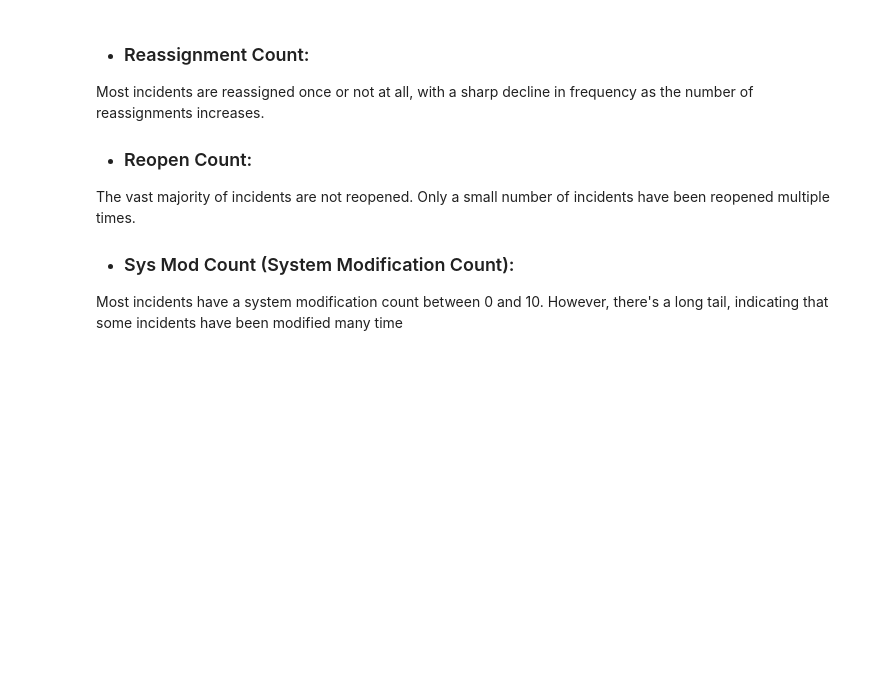
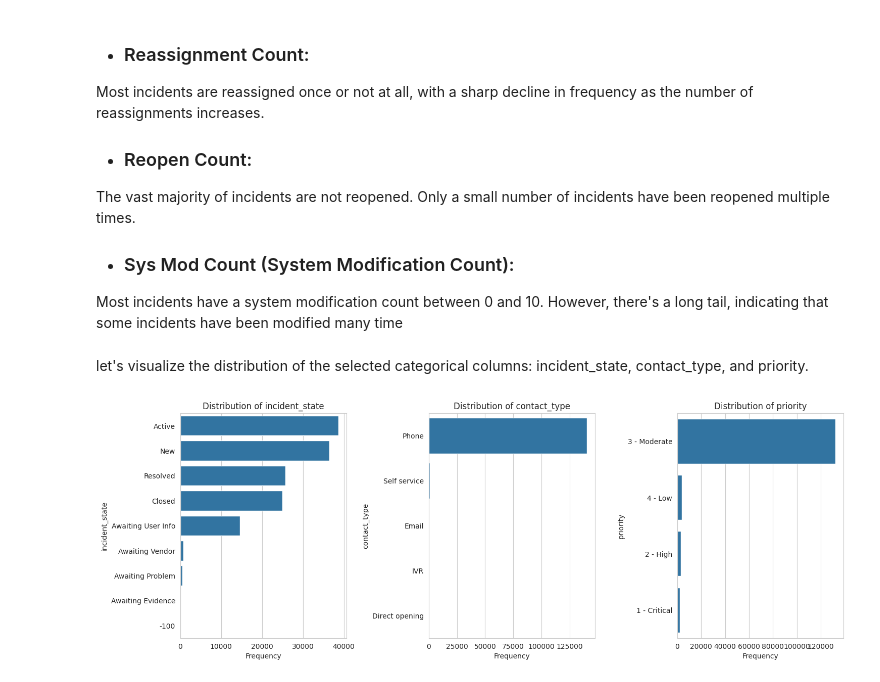
Before and after one commit to azizharouna/CloudIncidentForcaster, a Jupyter notebook: 1_data_analysis_and_inspection.ipynb, the cells around one changed output. Drawn from its saved outputs; the diff is of its cells as text; code cells hidden in the pictures; blank space fills up the shorter version.

Commit message:
Did the categorical columns analysis

```diff
--- a/1_data_analysis_and_inspection.ipynb
+++ b/1_data_analysis_and_inspection.ipynb
@@ -132,3 +132,22 @@ plt.show()
 The vast majority of incidents are not reopened. Only a small number of incidents have been reopened multiple times.
 * ### Sys Mod Count (System Modification Count):
  Most incidents have a system modification count between 0 and 10. However, there's a long tail, indicating that some incidents have been modified many time
+# %% [markdown]
+ let's visualize the distribution of the selected categorical columns: incident_state, contact_type, and priority.
+# %%
+# Plotting the distribution of the categorical columns
+categorical_columns = ['incident_state', 'contact_type', 'priority']
+
+plt.figure(figsize=(15, 10))
+
+for i, column in enumerate(categorical_columns, 1):
+    plt.subplot(2, 3, i)
+    sns.countplot(data=data, y=column, order=data[column].value_counts().index)
+    plt.title(f'Distribution of {column}')
+    plt.xlabel('Frequency')
+    plt.ylabel(column)
+
+plt.tight_layout()
+plt.show()
+# %% [output]
+[figure, added]
```
Also changed, not shown: parts of 1 cell of this notebook.
